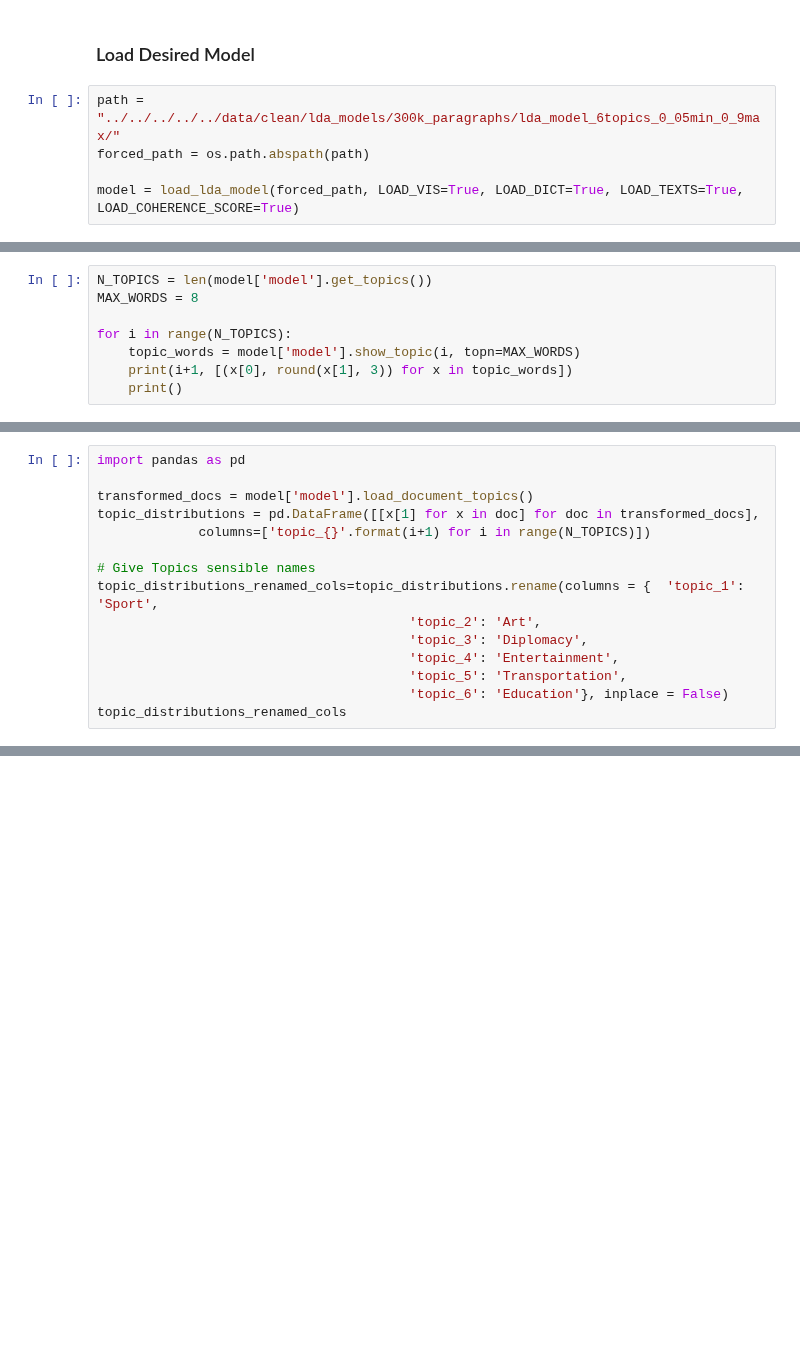
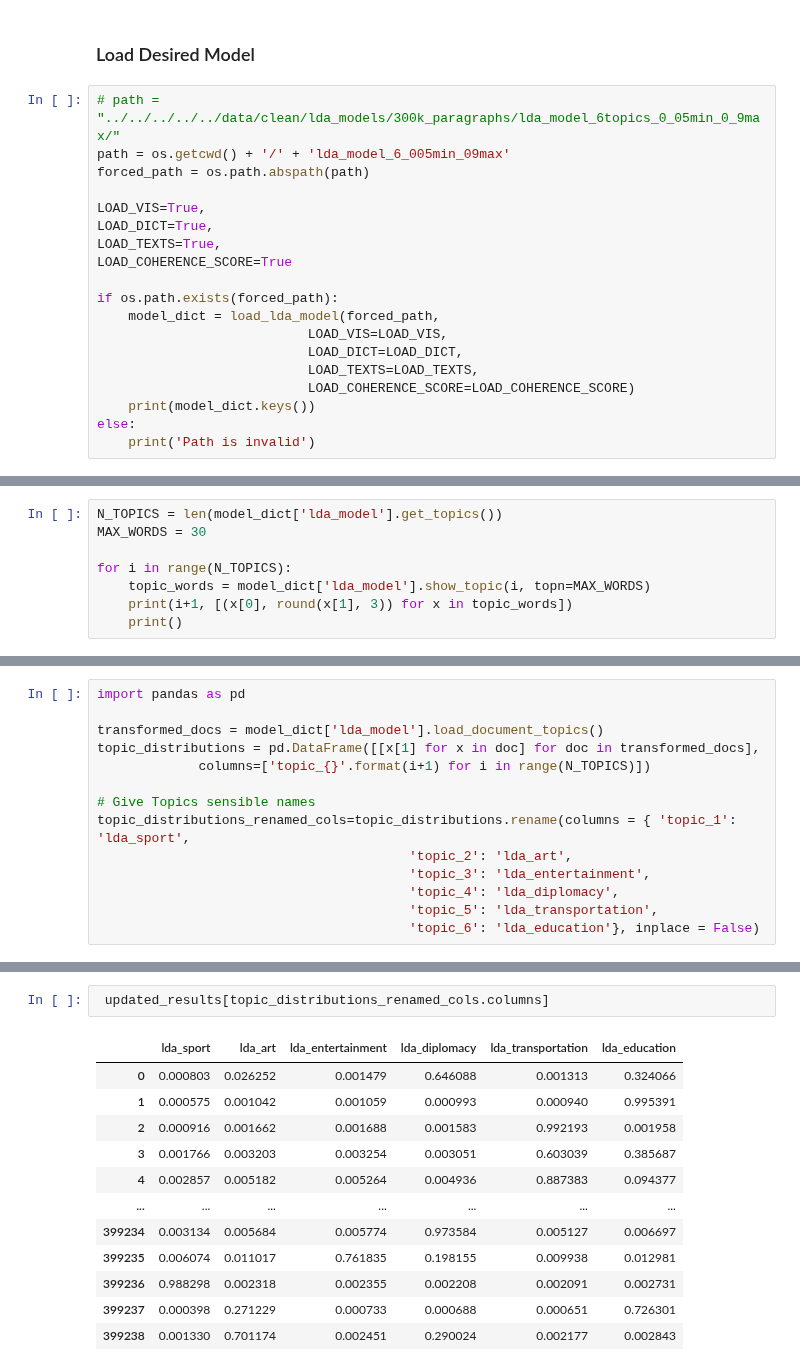
Before and after one commit to seriousdeejay/citynet, a Jupyter notebook: src/analyses/Diederik/Clean Code/2a Topic Modeling (30 cities).ipynb, the cells around one changed output, grey strips where cells are left out. Cells and saved outputs as stored; diff of their text form; blank space fills up the shorter version.

```diff
--- a/src/analyses/Diederik/Clean Code/2a Topic Modeling (30 cities).ipynb
+++ b/src/analyses/Diederik/Clean Code/2a Topic Modeling (30 cities).ipynb
@@ -71,9 +64,23 @@ Wall time: 10min 59s
 # %% [markdown]
 ### Load Desired Model
 # %%
-path = "../../../../../data/clean/lda_models/300k_paragraphs/lda_model_6topics_0_05min_0_9max/"
+# path = "../../../../../data/clean/lda_models/300k_paragraphs/lda_model_6topics_0_05min_0_9max/"
+path = os.getcwd() + '/' + 'lda_model_6_005min_09max'
 forced_path = os.path.abspath(path)
 
-model = load_lda_model(forced_path, LOAD_VIS=True, LOAD_DICT=True, LOAD_TEXTS=True, LOAD_COHERENCE_SCORE=True)
+LOAD_VIS=True,
+LOAD_DICT=True,
+LOAD_TEXTS=True,
+LOAD_COHERENCE_SCORE=True
+
+if os.path.exists(forced_path):
+    model_dict = load_lda_model(forced_path,
+                           LOAD_VIS=LOAD_VIS,
+                           LOAD_DICT=LOAD_DICT,
+                           LOAD_TEXTS=LOAD_TEXTS,
+                           LOAD_COHERENCE_SCORE=LOAD_COHERENCE_SCORE)
+    print(model_dict.keys())
+else:
+    print('Path is invalid')
 # %% [output]
 WARNING:root:random_state not set so using default value
@@ -89,9 +105,9 @@ model['visualisation']
 # %%
-N_TOPICS = len(model['model'].get_topics())
-MAX_WORDS = 8
+N_TOPICS = len(model_dict['lda_model'].get_topics())
+MAX_WORDS = 30
 
 for i in range(N_TOPICS):
-    topic_words = model['model'].show_topic(i, topn=MAX_WORDS)
+    topic_words = model_dict['lda_model'].show_topic(i, topn=MAX_WORDS)
     print(i+1, [(x[0], round(x[1], 3)) for x in topic_words])
     print()
 # %% [output]
@@ -111,15 +127,14 @@ for i in range(N_TOPICS):
 # %%
 import pandas as pd
 
-transformed_docs = model['model'].load_document_topics()
+transformed_docs = model_dict['lda_model'].load_document_topics()
 topic_distributions = pd.DataFrame([[x[1] for x in doc] for doc in transformed_docs],
              columns=['topic_{}'.format(i+1) for i in range(N_TOPICS)])
 
 # Give Topics sensible names
-topic_distributions_renamed_cols=topic_distributions.rename(columns = {  'topic_1': 'Sport',
-                                        'topic_2': 'Art',
-                                        'topic_3': 'Diplomacy',
-                                        'topic_4': 'Entertainment',
-                                        'topic_5': 'Transportation',
-                                        'topic_6': 'Education'}, inplace = False)
-topic_distributions_renamed_cols
+topic_distributions_renamed_cols=topic_distributions.rename(columns = { 'topic_1': 'lda_sport',
+                                        'topic_2': 'lda_art',
+                                        'topic_3': 'lda_entertainment',
+                                        'topic_4': 'lda_diplomacy',
+                                        'topic_5': 'lda_transportation',
+                                        'topic_6': 'lda_education'}, inplace = False)
@@ -172,0 +176,15 @@ updated_results_final
+# %%
+ updated_results[topic_distributions_renamed_cols.columns]
+# %% [output]
+|  | lda_sport | lda_art | lda_entertainment | lda_diplomacy | lda_transportation | lda_education |
+| 0 | 0.000803 | 0.026252 | 0.001479 | 0.646088 | 0.001313 | 0.324066 |
+| 1 | 0.000575 | 0.001042 | 0.001059 | 0.000993 | 0.000940 | 0.995391 |
+| 2 | 0.000916 | 0.001662 | 0.001688 | 0.001583 | 0.992193 | 0.001958 |
+| 3 | 0.001766 | 0.003203 | 0.003254 | 0.003051 | 0.603039 | 0.385687 |
+| 4 | 0.002857 | 0.005182 | 0.005264 | 0.004936 | 0.887383 | 0.094377 |
+| ... | ... | ... | ... | ... | ... | ... |
+| 399234 | 0.003134 | 0.005684 | 0.005774 | 0.973584 | 0.005127 | 0.006697 |
+| 399235 | 0.006074 | 0.011017 | 0.761835 | 0.198155 | 0.009938 | 0.012981 |
+| 399236 | 0.988298 | 0.002318 | 0.002355 | 0.002208 | 0.002091 | 0.002731 |
+| 399237 | 0.000398 | 0.271229 | 0.000733 | 0.000688 | 0.000651 | 0.726301 |
+| 399238 | 0.001330 | 0.701174 | 0.002451 | 0.290024 | 0.002177 | 0.002843 |
```
Also changed, not shown: parts of 45 cells of this notebook, 5 other files.
